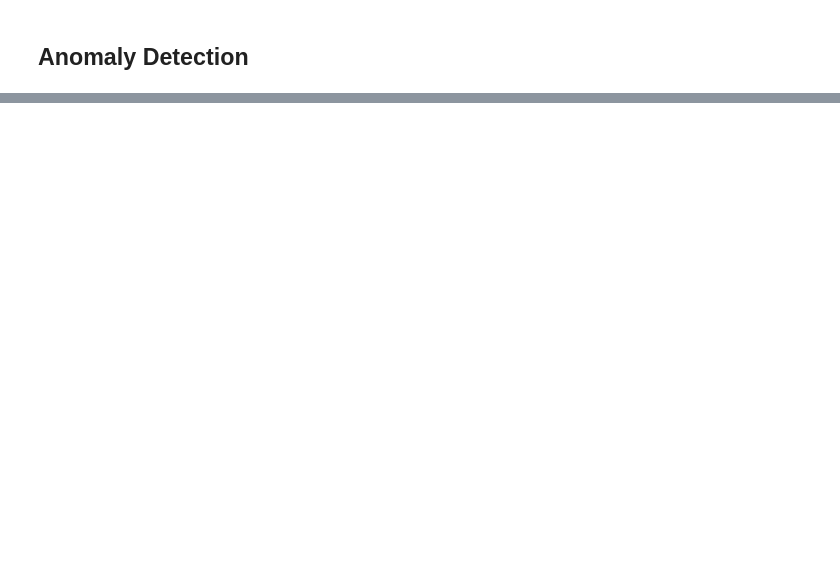
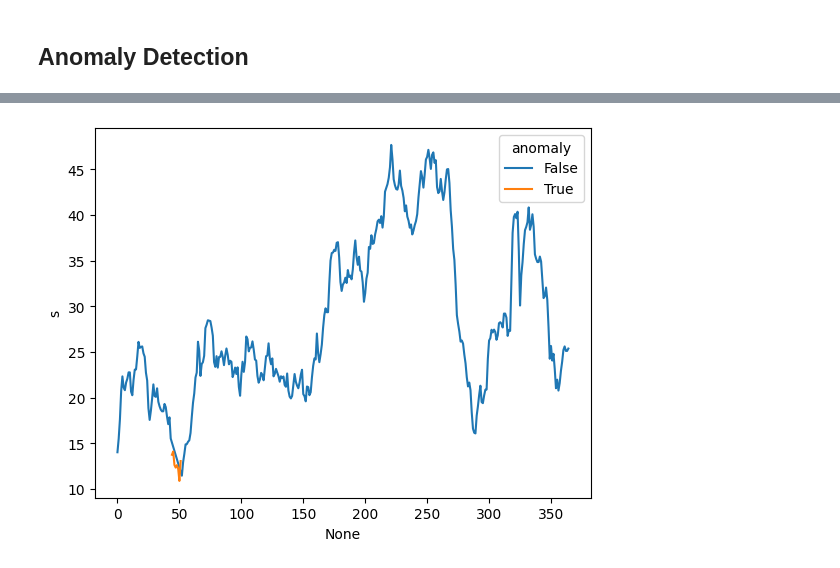
Before and after one commit to gandalf486/weather-forecast, a Jupyter notebook: explore.ipynb, the cells around one changed output, grey strips where cells are left out. Cells and saved outputs as stored; diff of their text form; code cells hidden in the pictures; blank space fills up the shorter version.

```diff
--- a/explore.ipynb
+++ b/explore.ipynb
@@ -201,0 +322,12 @@ time_series.head()
+# %%
+anomaly_start_doy, anomaly_end_doy = pd.to_datetime('2016-02-14').day_of_year, pd.to_datetime('2016-02-21').day_of_year
+
+time_series['doy'] = time_series.date.dt.day_of_year
+time_series['anomaly'] = False
+time_series.loc[(time_series['doy']>=anomaly_start_doy) & (time_series['doy']<=anomaly_end_doy),'anomaly'] = True
+
+sns.lineplot(data=time_series,y='s',x=time_series.index, hue='anomaly')
+plt.show()
+plt.close()
+# %% [output]
+[figure, added]
```
Also changed, not shown: parts of 17 cells of this notebook, 2 other files.
